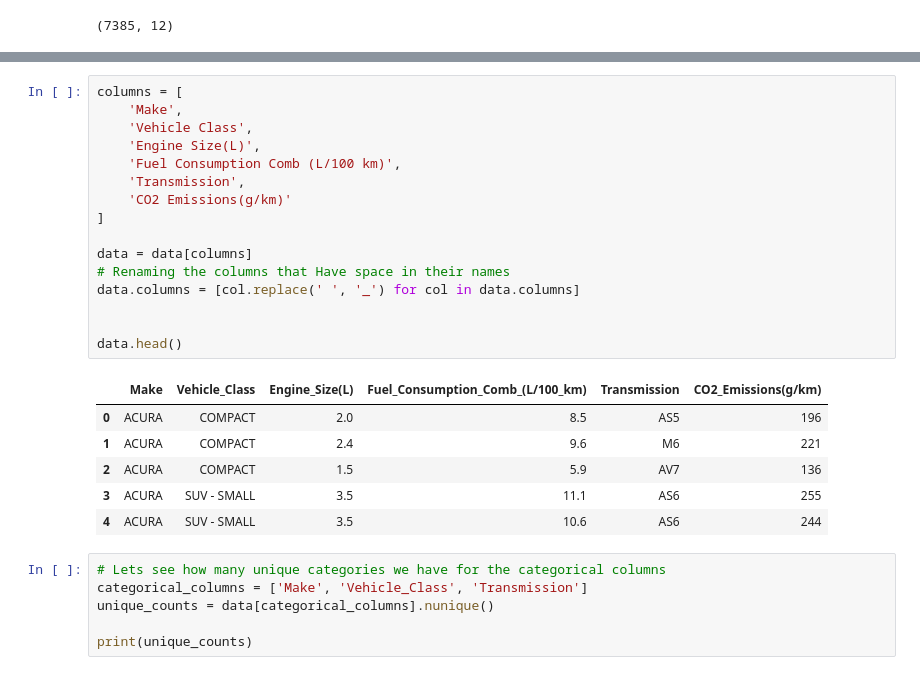
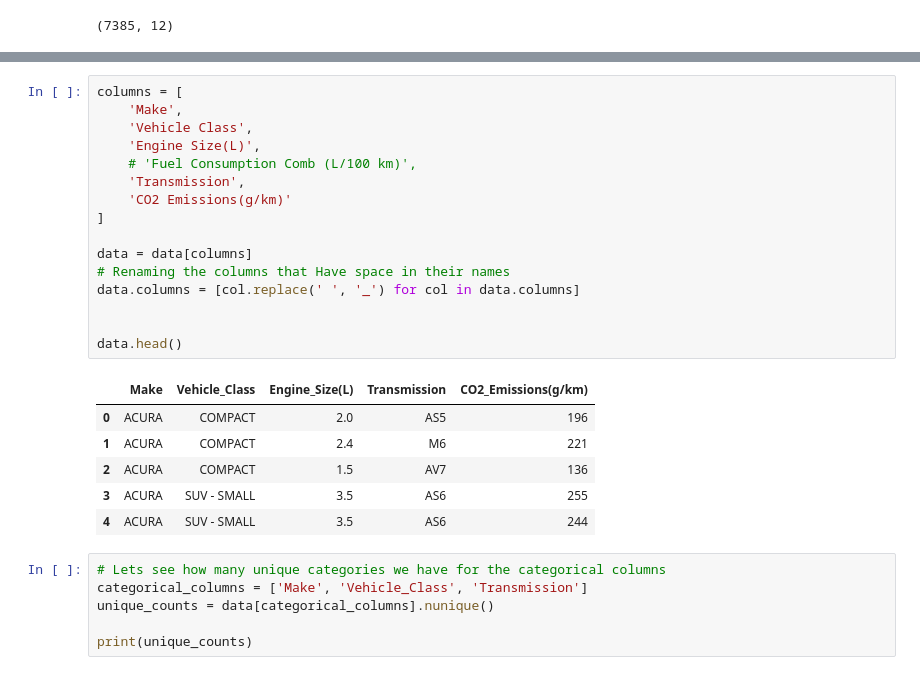
Before and after one commit to timid-angel/co2-emissions-prediction-model, a Jupyter notebook: Linear_Regression02.ipynb, the cells around one changed output, grey strips where cells are left out. Cells and saved outputs as stored; diff of their text form.

```diff
--- a/Linear_Regression02.ipynb
+++ b/Linear_Regression02.ipynb
@@ -121,26 +121,26 @@ memory usage: 692.5+ KB
 # %%
 columns = [
     'Make',
     'Vehicle Class',
     'Engine Size(L)',
-    'Fuel Consumption Comb (L/100 km)',
+    # 'Fuel Consumption Comb (L/100 km)',
     'Transmission',
     'CO2 Emissions(g/km)'
 ]
 
 data = data[columns]
 # Renaming the columns that Have space in their names
 data.columns = [col.replace(' ', '_') for col in data.columns]
 
 
 data.head()
 # %% [output]
-|  | Make | Vehicle_Class | Engine_Size(L) | Fuel_Consumption_Comb_(L/100_km) | Transmission | CO2_Emissions(g/km) |
-| 0 | ACURA | COMPACT | 2.0 | 8.5 | AS5 | 196 |
-| 1 | ACURA | COMPACT | 2.4 | 9.6 | M6 | 221 |
-| 2 | ACURA | COMPACT | 1.5 | 5.9 | AV7 | 136 |
-| 3 | ACURA | SUV - SMALL | 3.5 | 11.1 | AS6 | 255 |
-| 4 | ACURA | SUV - SMALL | 3.5 | 10.6 | AS6 | 244 |
+|  | Make | Vehicle_Class | Engine_Size(L) | Transmission | CO2_Emissions(g/km) |
+| 0 | ACURA | COMPACT | 2.0 | AS5 | 196 |
+| 1 | ACURA | COMPACT | 2.4 | M6 | 221 |
+| 2 | ACURA | COMPACT | 1.5 | AV7 | 136 |
+| 3 | ACURA | SUV - SMALL | 3.5 | AS6 | 255 |
+| 4 | ACURA | SUV - SMALL | 3.5 | AS6 | 244 |
 # %%
 # Lets see how many unique categories we have for the categorical columns
 categorical_columns = ['Make', 'Vehicle_Class', 'Transmission']
```
Also changed, not shown: parts of 15 cells of this notebook.
